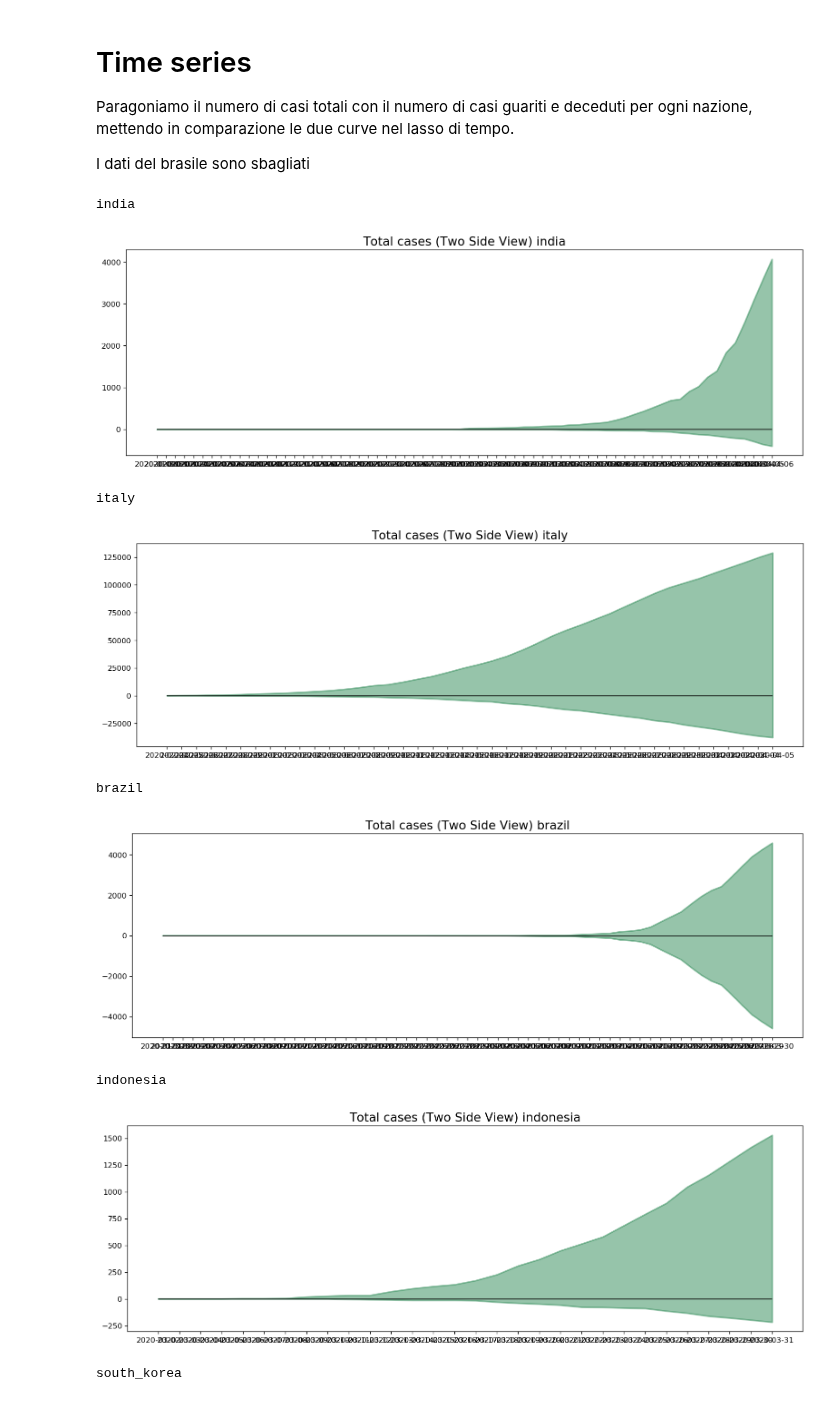
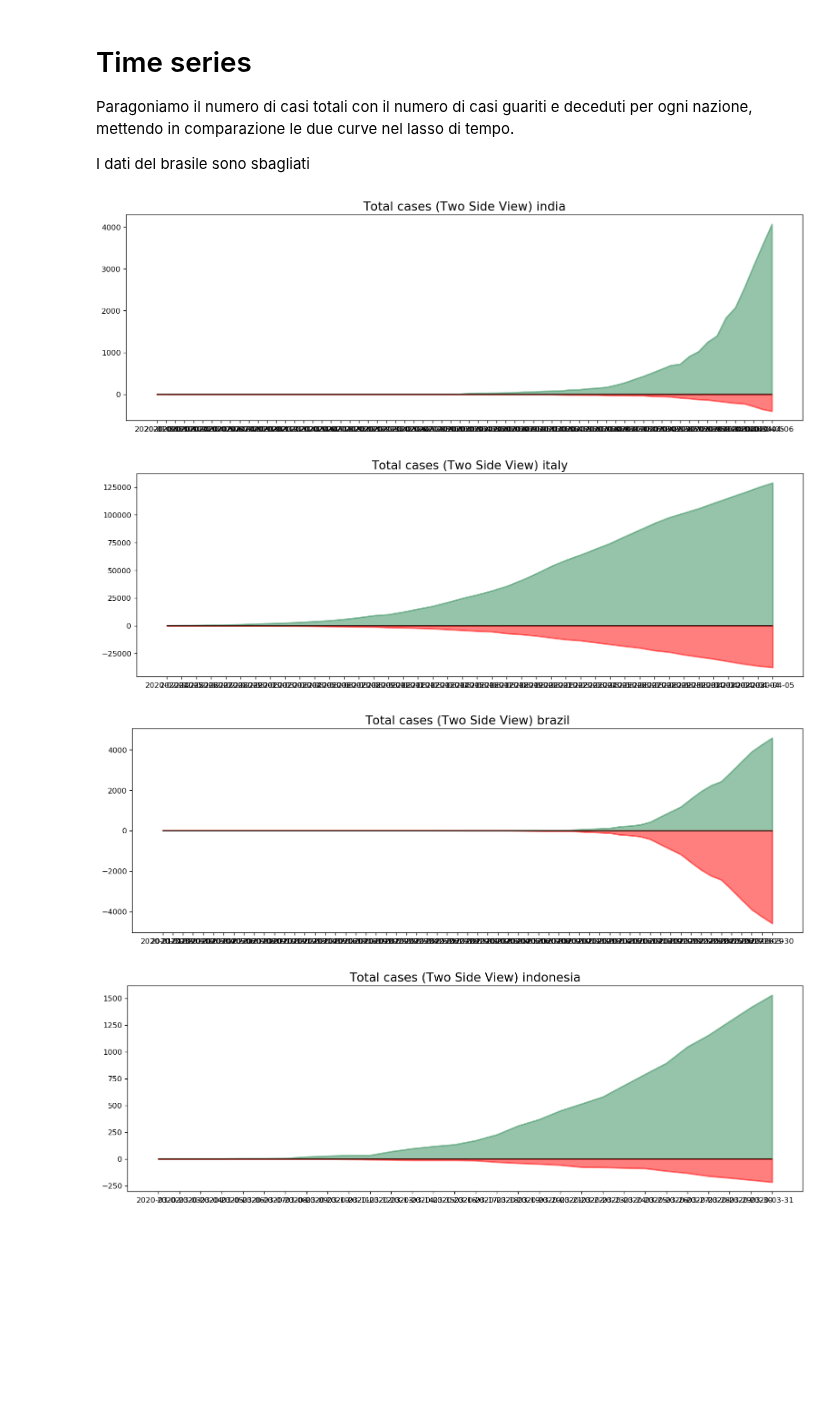
Before and after one commit to andreascaudo/datasciencebusiness, a Jupyter notebook: data_analysis.ipynb, the cells around one changed output. Saved outputs shown, nothing was run; the diff lists cells and outputs as text; code cells hidden in the pictures; blank space fills up the shorter version.

```diff
--- a/data_analysis.ipynb
+++ b/data_analysis.ipynb
@@ -125,29 +125,24 @@ Paragoniamo il numero di casi totali con il numero di casi guariti e deceduti pe
 I dati del brasile sono sbagliati
 # %%
 for state in state_csv:
-    print(state)
     x = state_csv[state].index
     y1 = state_csv[state].total_cases.values
     try:
         y2 = state_csv[state].total_healed.values + state_csv[state].total_dead.values
     except:
         try:
             y2 = (state_csv[state].total_cases.values - state_csv[state].actual_cases.values)
         except:
             break
 
     fig, ax = plt.subplots(1, 1, figsize=(16,5), dpi= 120)
-    plt.fill_between(x, y1=y1, y2=-y2, alpha=0.5, linewidth=2, color='seagreen')
+    plt.fill_between(x, y1=y1,  alpha=0.5, linewidth=2, color='seagreen')
+    plt.fill_between(x, y1=-y2, alpha=0.5, linewidth=2, color='red')
     plt.title('Total cases (Two Side View) ' + state, fontsize=16)
     plt.hlines(y=0, xmin=np.min(state_csv[state].index), xmax=np.max(state_csv[state].index), linewidth=1)
     plt.show()
 # %% [output]
-india
-[figure, old version]
+[figure, new version]
-italy
-[figure, old version]
+[figure, new version]
-brazil
-[figure, old version]
+[figure, new version]
-indonesia
-[figure, old version]
+[figure, new version]
-south_korea
```
Also changed, not shown: parts of 1 cell of this notebook, 1 other file.
